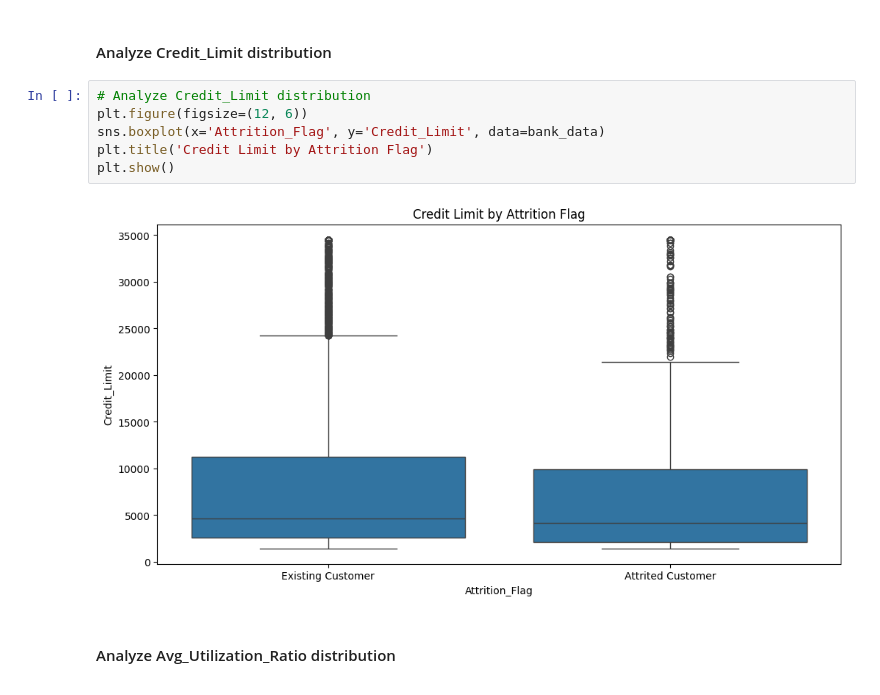
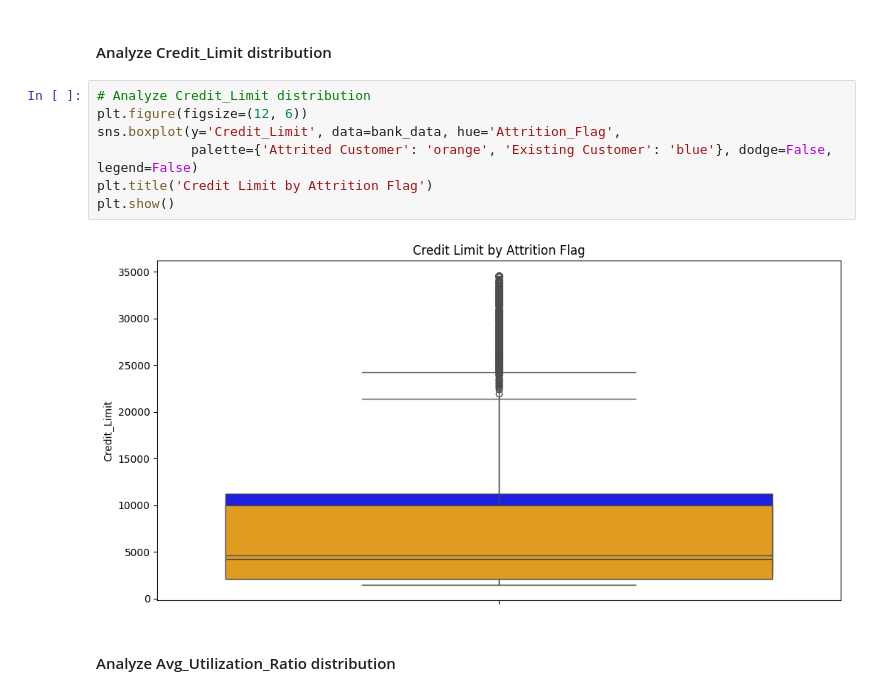
Before and after one commit to mcancell/Py-ETL-Notebook, a Jupyter notebook: Datasets/Bank Attrition Analysis/05-Analyze/Analyze_Banking_Attrition.ipynb, the cells around one changed output. Saved outputs shown, nothing was run; the diff lists cells and outputs as text.

```diff
--- a/Datasets/Bank Attrition Analysis/05-Analyze/Analyze_Banking_Attrition.ipynb
+++ b/Datasets/Bank Attrition Analysis/05-Analyze/Analyze_Banking_Attrition.ipynb
@@ -354,11 +358,12 @@ plt.show()
 # %%
 # Analyze Credit_Limit distribution
 plt.figure(figsize=(12, 6))
-sns.boxplot(x='Attrition_Flag', y='Credit_Limit', data=bank_data)
+sns.boxplot(y='Credit_Limit', data=bank_data, hue='Attrition_Flag',
+            palette={'Attrited Customer': 'orange', 'Existing Customer': 'blue'}, dodge=False, legend=False)
 plt.title('Credit Limit by Attrition Flag')
 plt.show()
 # %% [output]
-[figure, old version]
+[figure, new version]
 # %% [markdown]
 #### Analyze Avg_Utilization_Ratio distribution
 # %%
```
Also changed, not shown: parts of 8 cells of this notebook.
